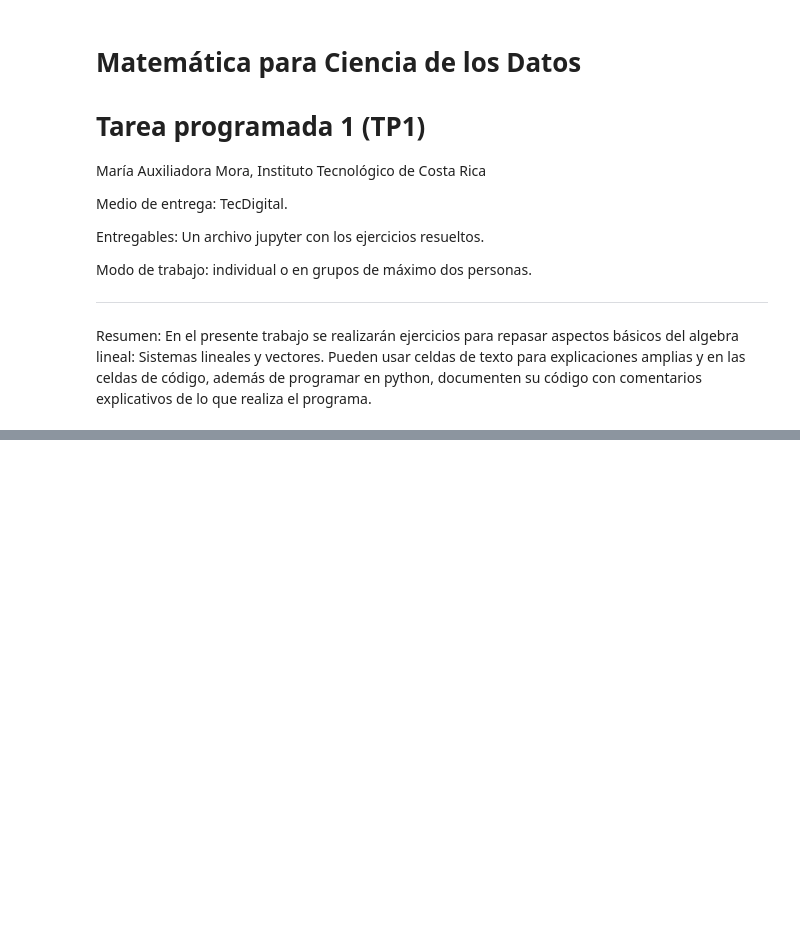
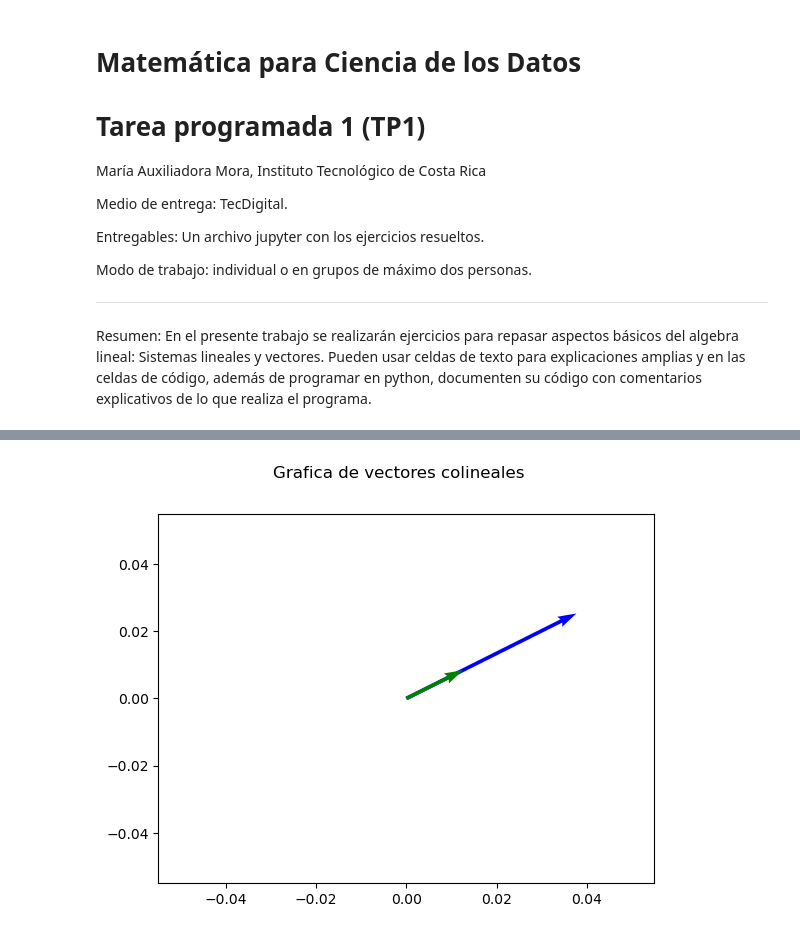
Before and after one commit to BrandonRetana/Data-Science, a Jupyter notebook: TP01-MCD-2023-02.ipynb, the cells around one changed output, grey strips where cells are left out. Drawn from its saved outputs; the diff is of its cells as text; code cells hidden in the pictures; blank space fills up the shorter version.

```diff
--- a/TP01-MCD-2023-02.ipynb
+++ b/TP01-MCD-2023-02.ipynb
@@ -98,0 +198,94 @@ c) Implemente una función en Python, utilizando tensores de Pytorch, que calcul
+# %%
+# Pregunta 5
+
+import torch as torch
+import matplotlib.pyplot as plt
+import math as math
+
+# Ejercicio A
+
+##Vectores propuestos
+ax= torch.tensor([24.,8.])
+ay= torch.tensor([12.,4.])
+
+##Prueba de colinealidad
+axx=ax[0].item()
+ayx=ay[0].item()
+axy= ax[1].item()
+ayy= ay[1].item()
+
+validate = (axx/ayx)==(axy/ayy)
+print('Validacion de Colinealidad es:',validate)
+
+##Definir el origen de los vectores en los puntos. 0,0
+origin = [0,0]
+
+##Grafica de vectores Colineales
+plt.quiver(origin,origin,ax,ay,color=['b','g'],scale=70)
+plt.suptitle('Grafica de vectores colineales')
+plt.show()
+
+##Vectores No Colineales
+ay1= torch.tensor([15,2])
+
+plt.quiver(origin,origin,ax,ay1,color=['b','g'],scale=70)
+plt.suptitle('Grafica de vectores no colineales')
+plt.show()
+
+#Ejercicio B
+
+##Ortogonales
+bx = torch.tensor([9.,21.])
+by= torch.tensor([21.,-9.])
+
+producto_punto_oct = torch.dot(bx,by)
+##Demostracion de que producto escalar es igual a 0
+print("Producto Escalar de Vectores Ortogonales:",producto_punto_oct)
+
+## Definir Origen para grafica
+origin= [0,0]
+
+##Grafica de Vectores Ortogonales
+plt.quiver(origin,origin,bx,by,color=['b','g'],scale = 60)
+plt.suptitle('Grafica de Vectores Ortogonales')
+plt.show()
+
+
+## No Ortogonales
+
+bx2= torch.tensor([9,21])
+by2=torch.tensor([2,7])
+producto_punto_no_oct = torch.dot(bx2,by2)
+
+
+
+##Demostracion de que producto es diferente de 0 y por ende, no octagonal
+print('Producto Escalar de Vectores No Ortagonales:',producto_punto_no_oct)
+
+##Grafica de Vectores No Ortogonales
+
+plt.quiver(origin,origin,bx2,by2,color=['b','g'], scale =60)
+plt.suptitle('Grafica de Vectores No Ortogonales')
+plt.show()
+
+#Ejercicio C
+
+#Definir formula
+
+def Angle_Calc (x,y):
+    if(not(x.shape[0]==y.shape[0])):
+        print('Los vectores deben ser de igual dimension')
+        return
+    pp=sum([x1*y1 for x1,y1 in zip(x,y)])
+    norm_x = l2(x)
+    norm_y = l2(y)
+    cos0 = pp/(norm_x*norm_y)
+    angle = math.acos(cos0)
+    return angle
+
+#Prueba con Vectores del ejercicio A
+print("El angulo para los vectores ax y ay es:",Angle_Calc(ax,ay))
+
+#Prueba con Vectores del ejercicio B
+print("El angulo para los vectores bx y by es:",Angle_Calc(bx,by))
+# %% [output]
@@ -98,0 +293 @@ c) Implemente una función en Python, utilizando tensores de Pytorch, que calcul
+[figure, added]
```
Also changed, not shown: parts of 11 cells of this notebook, 1 other file.
